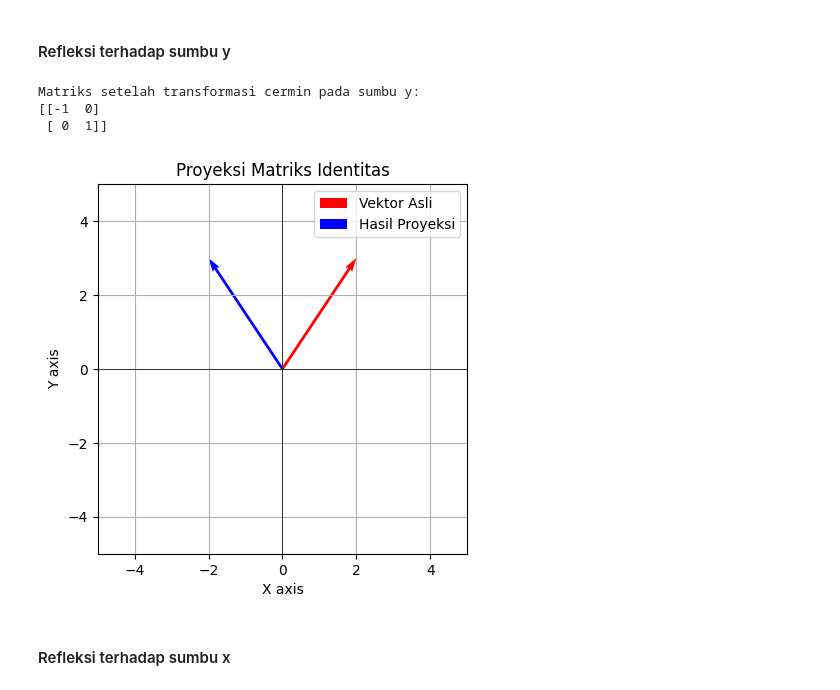
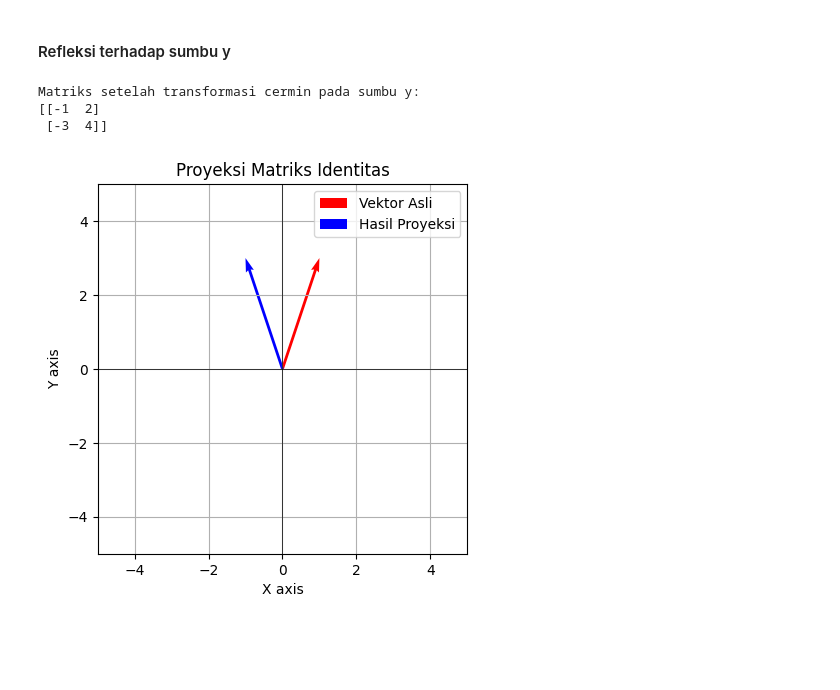
Before and after one commit to YasminAzzahra186/alin, a Jupyter notebook: _sources/Transformasi.ipynb, the cells around one changed output. Drawn from its saved outputs; the diff is of its cells as text; code cells hidden in the pictures; blank space fills up the shorter version.

```diff
--- a/_sources/Transformasi.ipynb
+++ b/_sources/Transformasi.ipynb
@@ -180,7 +234,7 @@ $$
 import numpy as np
 
 # Membuat matriks 2x2 dengan nilai awal
-matriks = np.array([[1, 0], [0, 1]])
+matriks = np.array([[1, 2], [3, 4]])
 
 # Melakukan cermin pada sumbu y dengan mengalikan kolom pertama dengan -1
 matriks[:, 0] = matriks[:, 0] * -1
@@ -190,40 +244,38 @@ print("Matriks setelah transformasi cermin pada sumbu y:")
 print(matriks)
 # %% [output]
 Matriks setelah transformasi cermin pada sumbu y:
-[[-1  0]
- [ 0  1]]
+[[-1  2]
+ [-3  4]]
 # %%
 import numpy as np
 import matplotlib.pyplot as plt
 
 # Matriks identitas
 identity_matrix = np.array([[1, 0], [0, 1]])
 
 # Vektor asli
-original_vector = np.array([2, 3])
+original_vector = np.array([1, 3])
 
 # Menerapkan proyeksi menggunakan matriks identitas
 projected_vector = np.dot(identity_matrix, original_vector)
 
 # Merefleksikan hasil proyeksi pada sumbu y
 reflected_vector = np.array([-projected_vector[0], projected_vector[1]])
 
 # Plot vektor asli dan hasil proyeksi
 plt.figure()
 plt.quiver(0, 0, original_vector[0], original_vector[1], angles='xy', scale_units='xy', scale=1, color='r', label='Vektor Asli')
 plt.quiver(0, 0, reflected_vector[0], reflected_vector[1], angles='xy', scale_units='xy', scale=1, color='b', label='Hasil Proyeksi')
 plt.xlim(-5, 5)
 plt.ylim(-5, 5)
 plt.xlabel('X axis')
 plt.ylabel('Y axis')
 plt.title('Proyeksi Matriks Identitas')
 plt.legend()
 plt.grid()
 plt.axhline(0, color='black',linewidth=0.5)
 plt.axvline(0, color='black',linewidth=0.5)
 plt.gca().set_aspect('equal', adjustable='box')
 plt.show()
 # %% [output]
-[figure, old version]
+[figure, new version]
-# %% [markdown]
-#### Refleksi terhadap sumbu x
```
Also changed, not shown: parts of 26 cells of this notebook, 17 other files.
